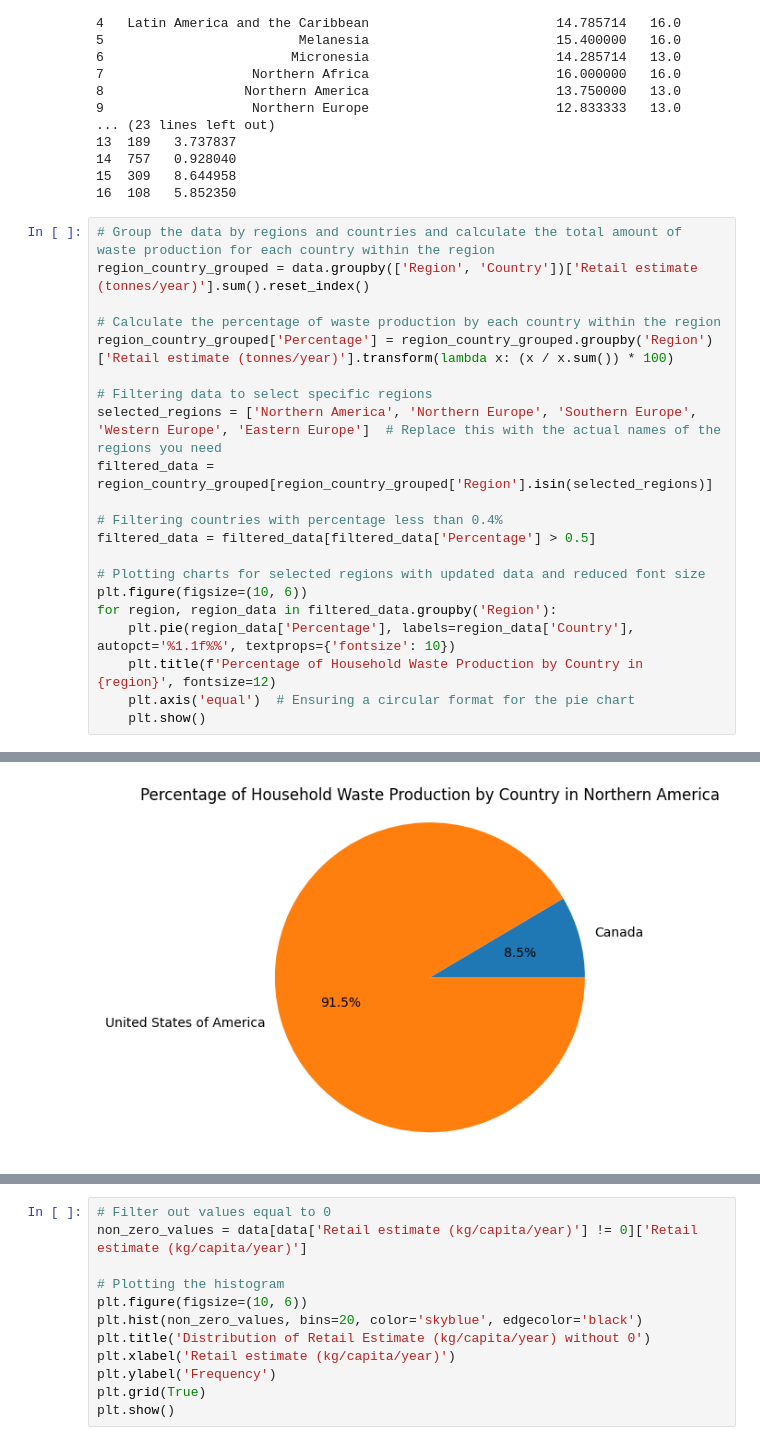
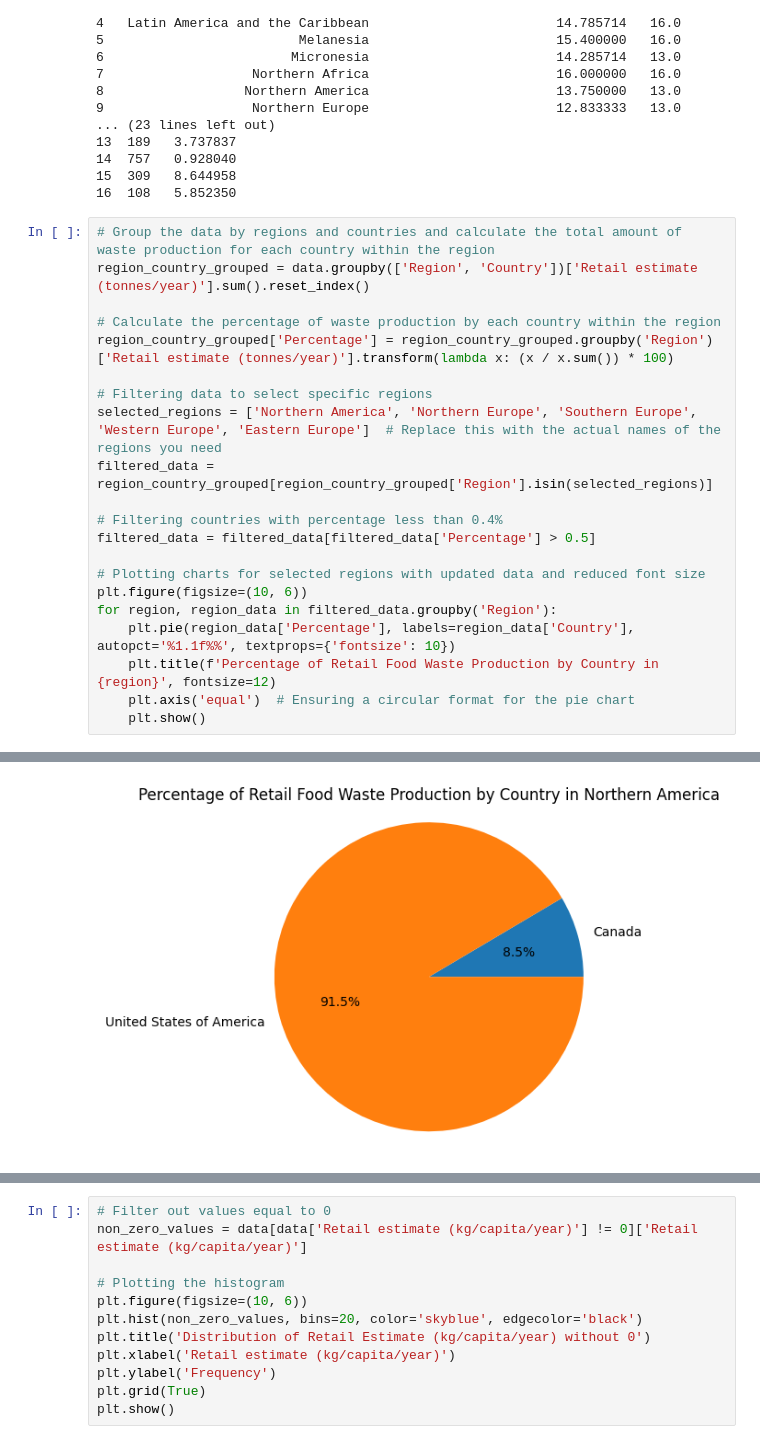
Before and after one commit to MIT-Emerging-Talent/2024-group-11-cdsp, a Jupyter notebook: milestone/milestone_3/analysis_waste/analysis_retail_food_waste.ipynb, the cells around one changed output, grey strips where cells are left out. Cells and saved outputs as stored; diff of their text form.

```diff
--- a/milestone/milestone_3/analysis_waste/analysis_retail_food_waste.ipynb
+++ b/milestone/milestone_3/analysis_waste/analysis_retail_food_waste.ipynb
@@ -108,24 +108,24 @@ print(region_statistics_kg_per_capita)
 # %%
 # Group the data by regions and countries and calculate the total amount of waste production for each country within the region
 region_country_grouped = data.groupby(['Region', 'Country'])['Retail estimate (tonnes/year)'].sum().reset_index()
 
 # Calculate the percentage of waste production by each country within the region
 region_country_grouped['Percentage'] = region_country_grouped.groupby('Region')['Retail estimate (tonnes/year)'].transform(lambda x: (x / x.sum()) * 100)
 
 # Filtering data to select specific regions
 selected_regions = ['Northern America', 'Northern Europe', 'Southern Europe', 'Western Europe', 'Eastern Europe']  # Replace this with the actual names of the regions you need
 filtered_data = region_country_grouped[region_country_grouped['Region'].isin(selected_regions)]
 
 # Filtering countries with percentage less than 0.4%
 filtered_data = filtered_data[filtered_data['Percentage'] > 0.5]
 
 # Plotting charts for selected regions with updated data and reduced font size
 plt.figure(figsize=(10, 6))
 for region, region_data in filtered_data.groupby('Region'):
     plt.pie(region_data['Percentage'], labels=region_data['Country'], autopct='%1.1f%%', textprops={'fontsize': 10})
-    plt.title(f'Percentage of Household Waste Production by Country in {region}', fontsize=12)
+    plt.title(f'Percentage of Retail Food Waste Production by Country in {region}', fontsize=12)
     plt.axis('equal')  # Ensuring a circular format for the pie chart
     plt.show()
 # %% [output]
 [figure]
-[figure, old version]
+[figure, new version]
```
Also changed, not shown: parts of 1 cell of this notebook, 12 other files.
